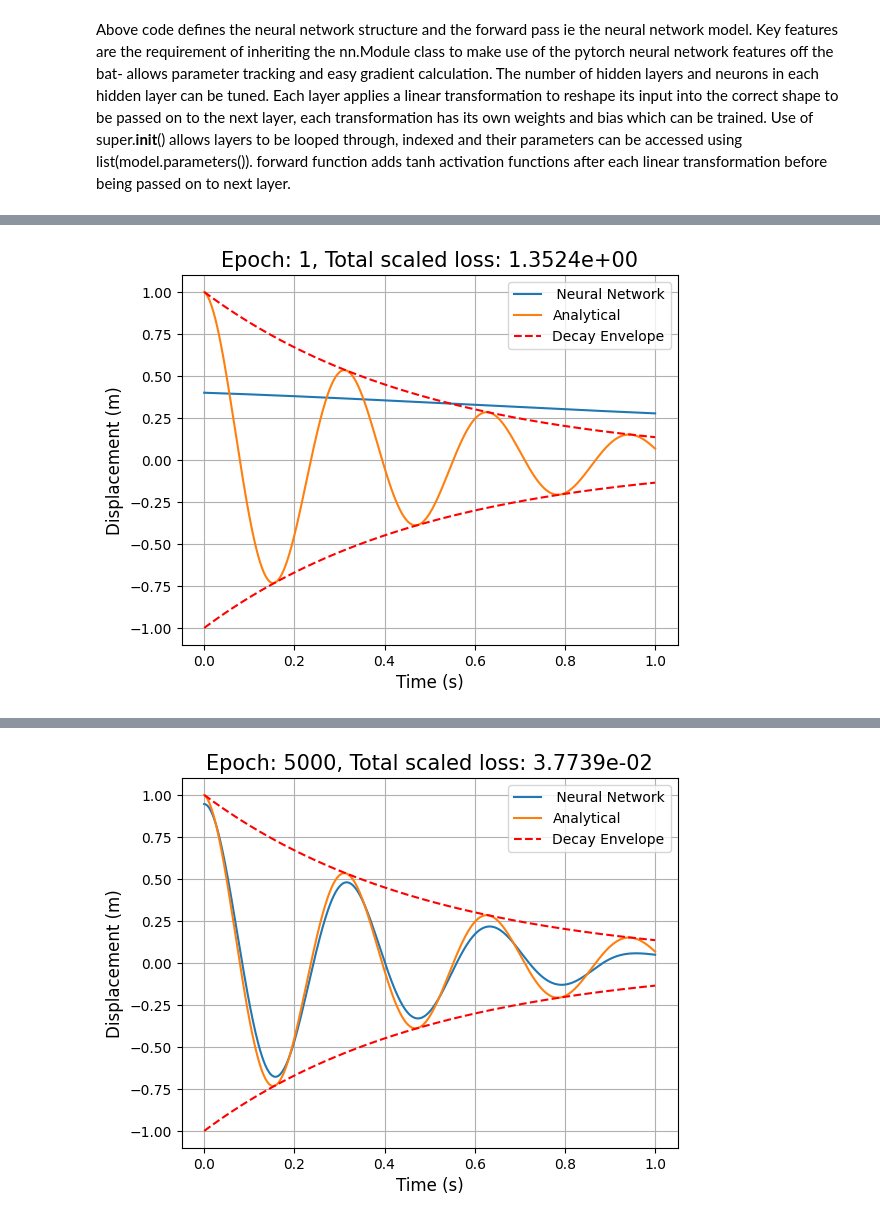
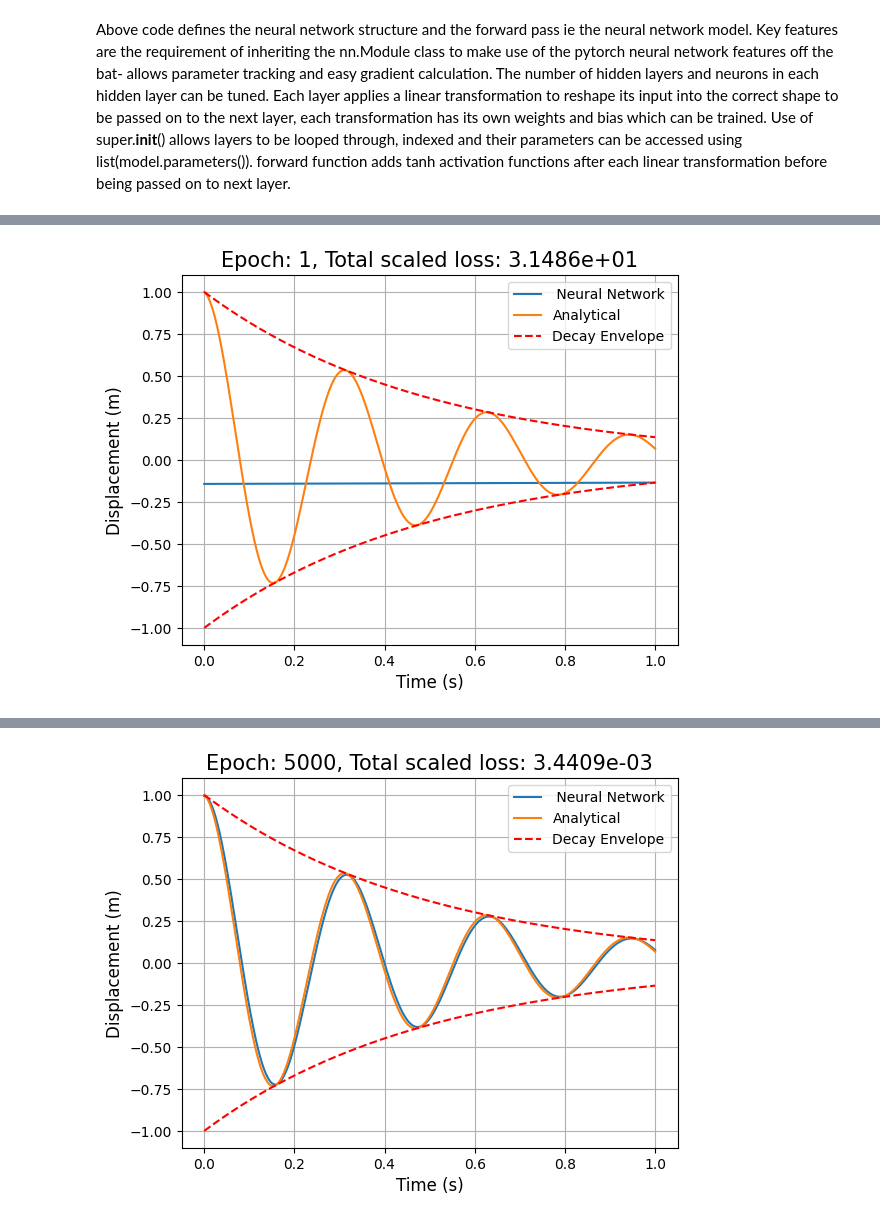
Before and after one commit to dakeerie/MSci-Project, a Jupyter notebook: Oscillator.ipynb, the cells around one changed output, grey strips where cells are left out. Drawn from its saved outputs; the diff is of its cells as text; code cells hidden in the pictures.

Commit message:
Changed activation function from tanh to a sigmoid and the loss improves by over an order of magnitude

```diff
--- a/Oscillator.ipynb
+++ b/Oscillator.ipynb
@@ -67,7 +65,7 @@ class Model(nn.Module): #to call nn.Module to inherit pytorch nn functionality
         x = F.tanh(self.input_layer(x)) #tanh activation function after first layer, introduces non-linearity
         #x leaves as tensor with shape [batch_size, hidden_channels]
         for hidden_layer in self.hidden_layers:
-            x = F.tanh(hidden_layer(x)) #iterates through all hidden layers, applies linear transformation
+            x = F.sigmoid(hidden_layer(x)) #iterates through all hidden layers, applies linear transformation
             #and tanh activation
         #x leaves as tensor with shape [batch_size, output_channels]
         x = self.output_layer(x) #no activation function here
@@ -77,7 +75,7 @@ Above code defines the neural network structure and the forward pass ie the neur
 # %%
 #Next step is loss and optimiser
 learning_rate = 1e-2
-model = Model(1, 1, 40)
+model = Model(1, 1, 32)
 # with t.no_grad():
 #     for param in model.parameters():
 #         print(param.shape, param[0]) #randomised weights and biases
@@ -132 +130 @@ Epoch: 1 / 25000. Total scaled loss: 1.3524e+00,
-[figure, old version]
+[figure, new version]
@@ -137 +135 @@ Epoch: 5000 / 25000. Total scaled loss: 3.7739e-02,
-[figure, old version]
+[figure, new version]
```
Also changed, not shown: parts of 2 cells of this notebook.
